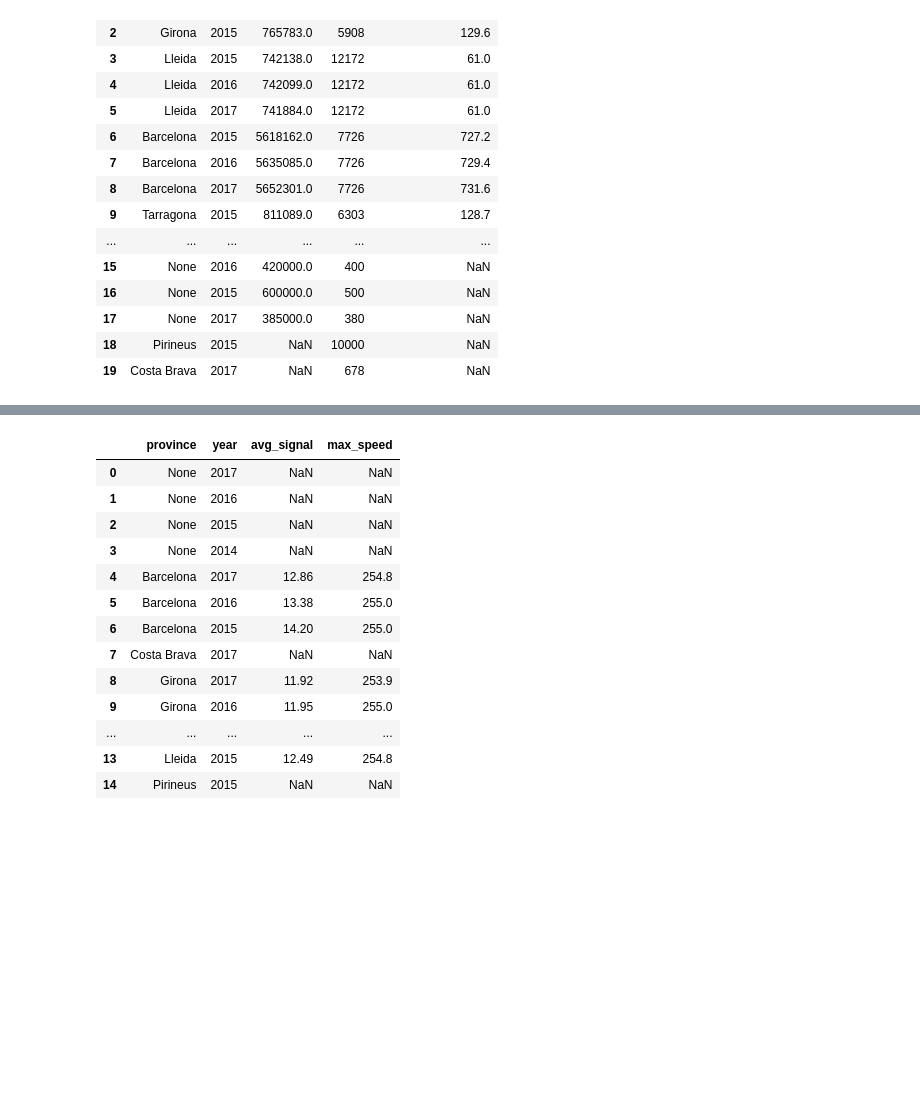
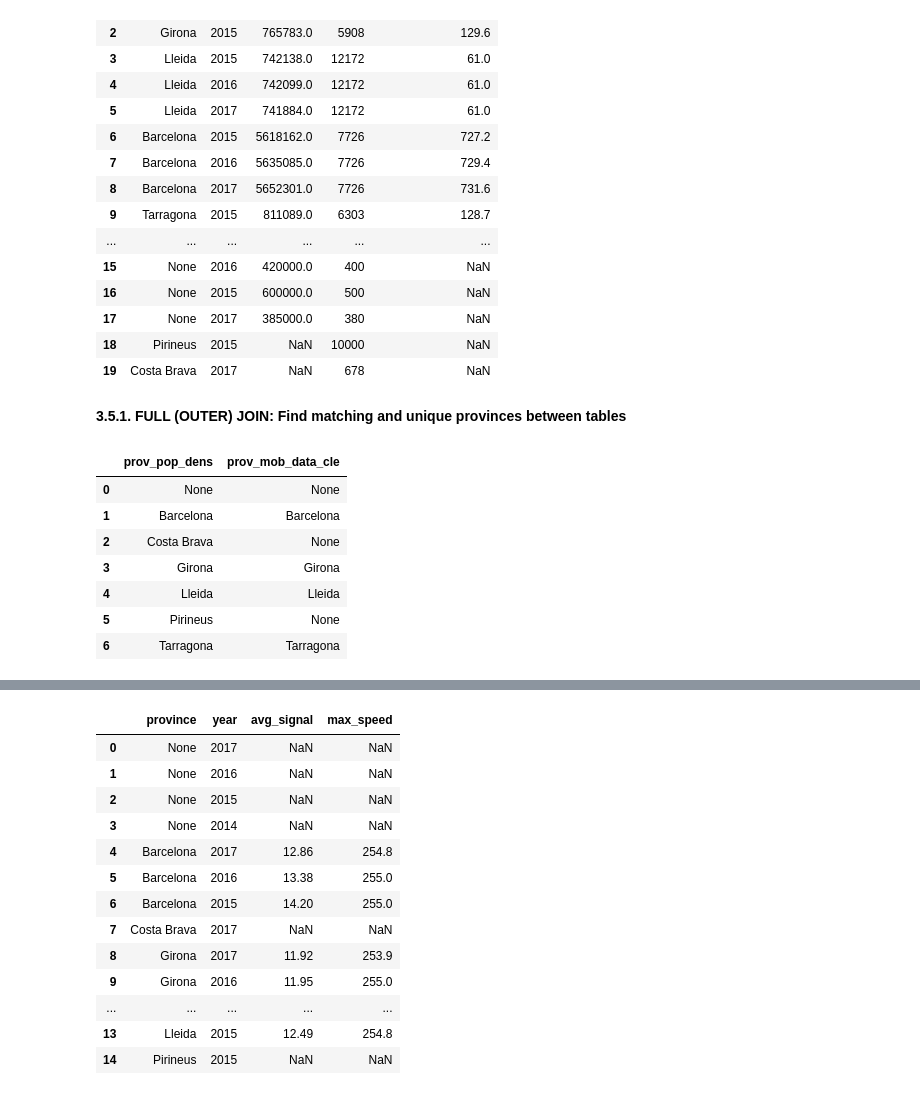
Before and after one commit to alleida23/Catalonian_Mobile_Coverage_2015_2017, a Jupyter notebook: 3. Mastering SQL Queries with BigQuery - Data Exploration and Analysis.ipynb, the cells around one changed output, grey strips where cells are left out. Drawn from its saved outputs; the diff is of its cells as text; code cells hidden in the pictures; blank space fills up the shorter version.

```diff
--- a/3. Mastering SQL Queries with BigQuery - Data Exploration and Analysis.ipynb
+++ b/3. Mastering SQL Queries with BigQuery - Data Exploration and Analysis.ipynb
@@ -973,3 +972,35 @@ query_df(query)
 | 17 | None | 2017 | 385000.0 | 380 | NaN |
 | 18 | Pirineus | 2015 | NaN | 10000 | NaN |
 | 19 | Costa Brava | 2017 | NaN | 678 | NaN |
+# %% [markdown]
+**3.5.1. FULL (OUTER) JOIN: Find matching and unique provinces between tables**
+# %%
+# Datasets: {mobile_data_cleaned}, {pop_density}, {percapita_income}
+
+# SQL Query:
+query = f"""
+SELECT prov_pop_dens, prov_mob_data_cle
+FROM (
+     -- Select unique 'province' values in 'pop_density' table
+    SELECT DISTINCT province AS prov_pop_dens
+    FROM `{pop_density}`
+) AS p
+FULL OUTER JOIN (
+     -- Select unique 'province' values in 'mobile_data_cleaned' table
+    SELECT DISTINCT province AS prov_mob_data_cle
+    FROM `{mobile_data_cleaned}`
+) AS m ON p.prov_pop_dens = m.prov_mob_data_cle
+ORDER BY 1 ASC
+    """
+
+# Execute the query
+query_df(query)
+# %% [output]
+|  | prov_pop_dens | prov_mob_data_cle |
+| 0 | None | None |
+| 1 | Barcelona | Barcelona |
+| 2 | Costa Brava | None |
+| 3 | Girona | Girona |
+| 4 | Lleida | Lleida |
+| 5 | Pirineus | None |
+| 6 | Tarragona | Tarragona |
```
Also changed, not shown: parts of 57 cells of this notebook.
